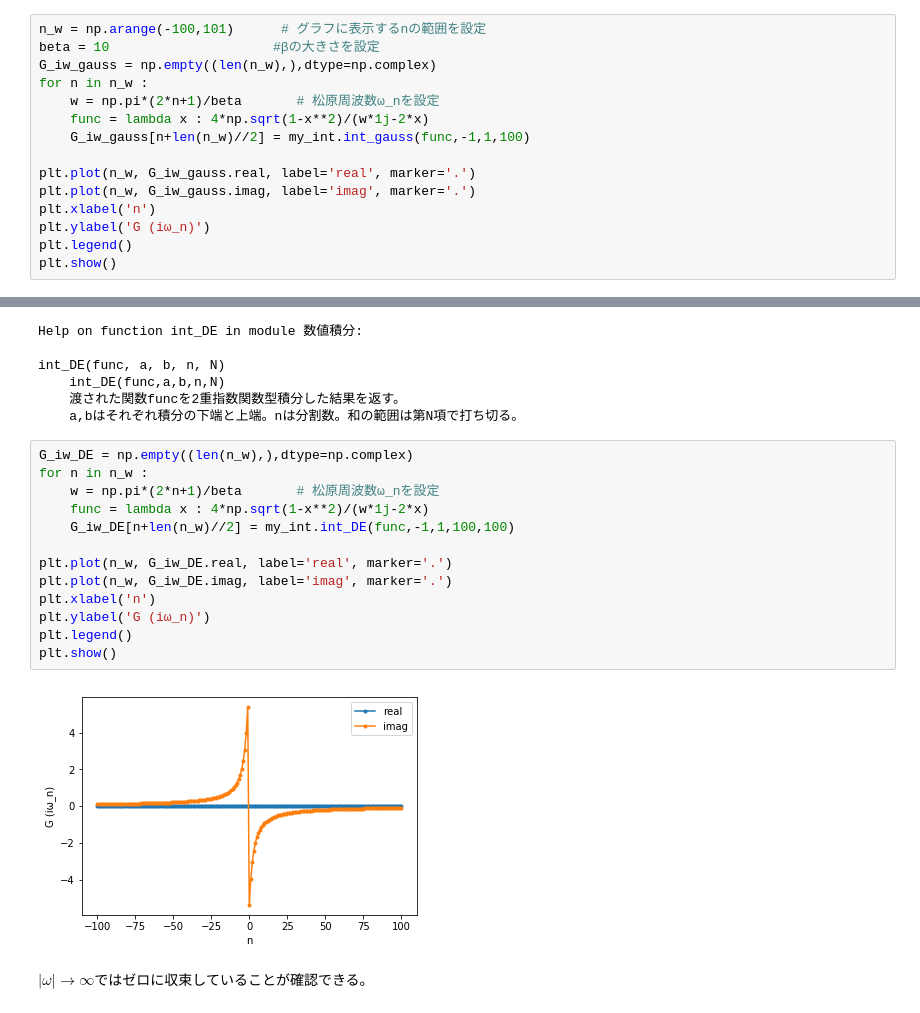
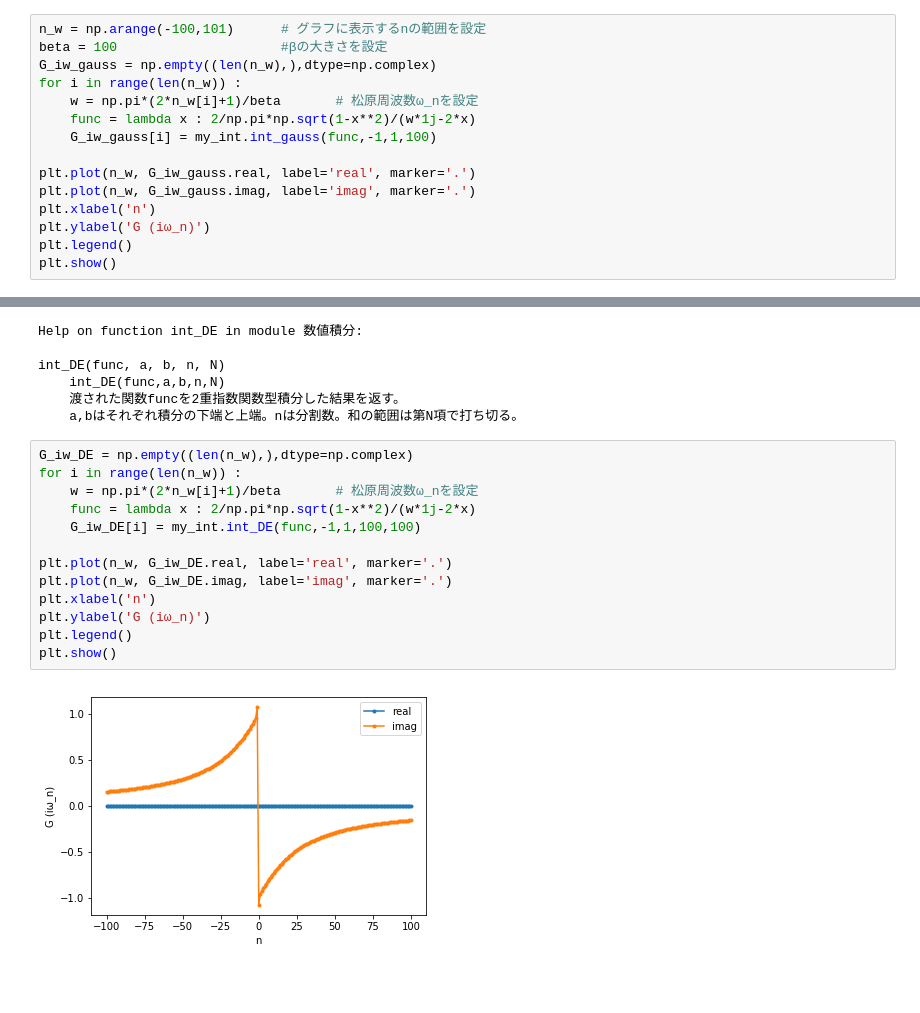
Before and after one commit to ykamizato/IPT, a Jupyter notebook: IPT,グリーン関数２.ipynb, the cells around one changed output, grey strips where cells are left out. Drawn from its saved outputs; the diff is of its cells as text; blank space fills up the shorter version.

```diff
--- a/IPT,グリーン関数２.ipynb
+++ b/IPT,グリーン関数２.ipynb
@@ -56,12 +60,12 @@ int_gauss(func, a, b, n)
     a,bはそれぞれ積分の下端と上端。nは分割数。
 # %%
 n_w = np.arange(-100,101)      # グラフに表示するnの範囲を設定
-beta = 10                     #βの大きさを設定
+beta = 100                     #βの大きさを設定
 G_iw_gauss = np.empty((len(n_w),),dtype=np.complex)
-for n in n_w :
-    w = np.pi*(2*n+1)/beta       # 松原周波数ω_nを設定
-    func = lambda x : 4*np.sqrt(1-x**2)/(w*1j-2*x)
-    G_iw_gauss[n+len(n_w)//2] = my_int.int_gauss(func,-1,1,100)
+for i in range(len(n_w)) :
+    w = np.pi*(2*n_w[i]+1)/beta       # 松原周波数ω_nを設定
+    func = lambda x : 2/np.pi*np.sqrt(1-x**2)/(w*1j-2*x)
+    G_iw_gauss[i] = my_int.int_gauss(func,-1,1,100)
 
 plt.plot(n_w, G_iw_gauss.real, label='real', marker='.')
 plt.plot(n_w, G_iw_gauss.imag, label='imag', marker='.')
@@ -84,18 +88,16 @@ int_DE(func, a, b, n, N)
     a,bはそれぞれ積分の下端と上端。nは分割数。和の範囲は第N項で打ち切る。
 # %%
 G_iw_DE = np.empty((len(n_w),),dtype=np.complex)
-for n in n_w :
-    w = np.pi*(2*n+1)/beta       # 松原周波数ω_nを設定
-    func = lambda x : 4*np.sqrt(1-x**2)/(w*1j-2*x)
-    G_iw_DE[n+len(n_w)//2] = my_int.int_DE(func,-1,1,100,100)
+for i in range(len(n_w)) :
+    w = np.pi*(2*n_w[i]+1)/beta       # 松原周波数ω_nを設定
+    func = lambda x : 2/np.pi*np.sqrt(1-x**2)/(w*1j-2*x)
+    G_iw_DE[i] = my_int.int_DE(func,-1,1,100,100)
 
 plt.plot(n_w, G_iw_DE.real, label='real', marker='.')
 plt.plot(n_w, G_iw_DE.imag, label='imag', marker='.')
 plt.xlabel('n')
 plt.ylabel('G (iω_n)')
 plt.legend()
 plt.show()
 # %% [output]
-[figure, old version]
+[figure, new version]
-# %% [markdown]
-$|\omega|\to\infty$ではゼロに収束していることが確認できる。
```
Also changed, not shown: parts of 18 cells of this notebook.
